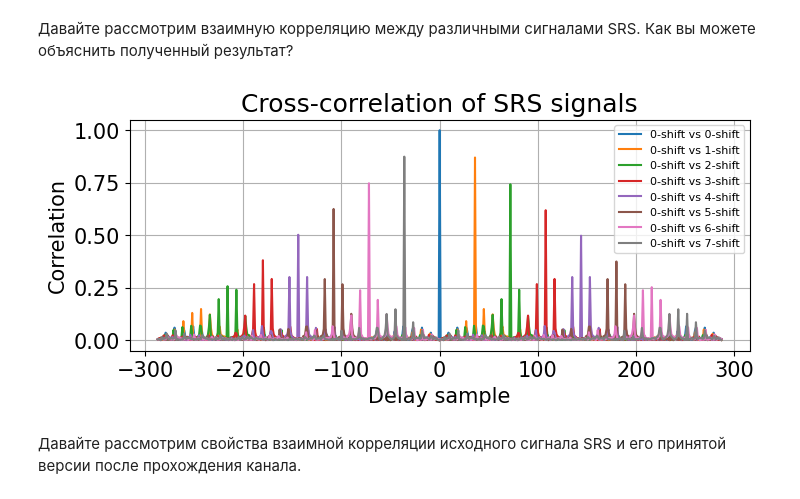
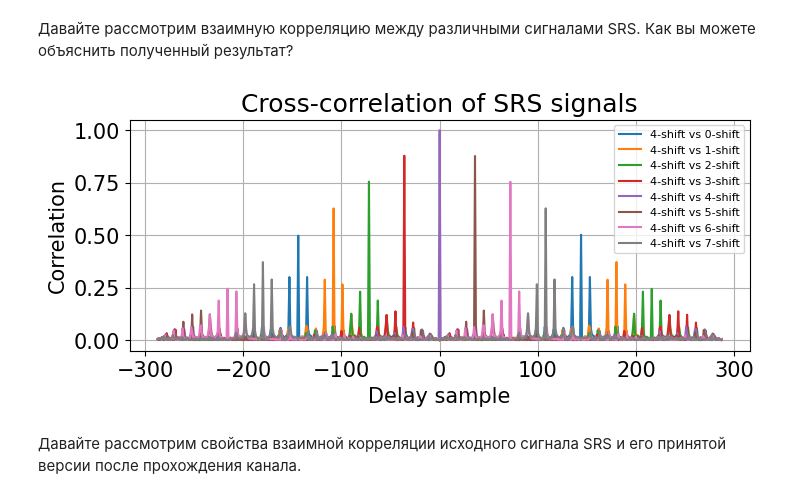
Before and after one commit to Aleksey2509/9_semester_programming, a Jupyter notebook: mimo/first_hw/hw1.ipynb, the cells around one changed output. Saved outputs shown, nothing was run; the diff lists cells and outputs as text; code cells hidden in the pictures.

```diff
--- a/mimo/first_hw/hw1.ipynb
+++ b/mimo/first_hw/hw1.ipynb
@@ -966,17 +1046,17 @@ def get_dft_axis(x):
 # %%
 plt.figure(figsize = (8,3))
 for i in range(srs_signal.shape[0]):
-    c = correlate_time_domain(srs_signal[0], srs_signal[i], normalize = False)
+    c = correlate_time_domain(srs_signal[4], srs_signal[i], normalize = False)
     # print(c)
-    plt.plot(get_dft_axis(c), c, label = '0-shift vs {0}-shift'.format(i) )
+    plt.plot(get_dft_axis(c), c, label = '4-shift vs {0}-shift'.format(i) )
 plt.ylabel('Correlation')
 plt.xlabel('Delay sample')
 plt.title('Cross-correlation of SRS signals')
 plt.grid()
 plt.legend(fontsize = 8)
 plt.show()
 # %% [output]
-[figure, old version]
+[figure, new version]
 # %% [markdown]
 Давайте рассмотрим свойства взаимной корреляции исходного сигнала SRS и его принятой версии после прохождения канала.
 # %%
```
Also changed, not shown: parts of 18 cells of this notebook.
